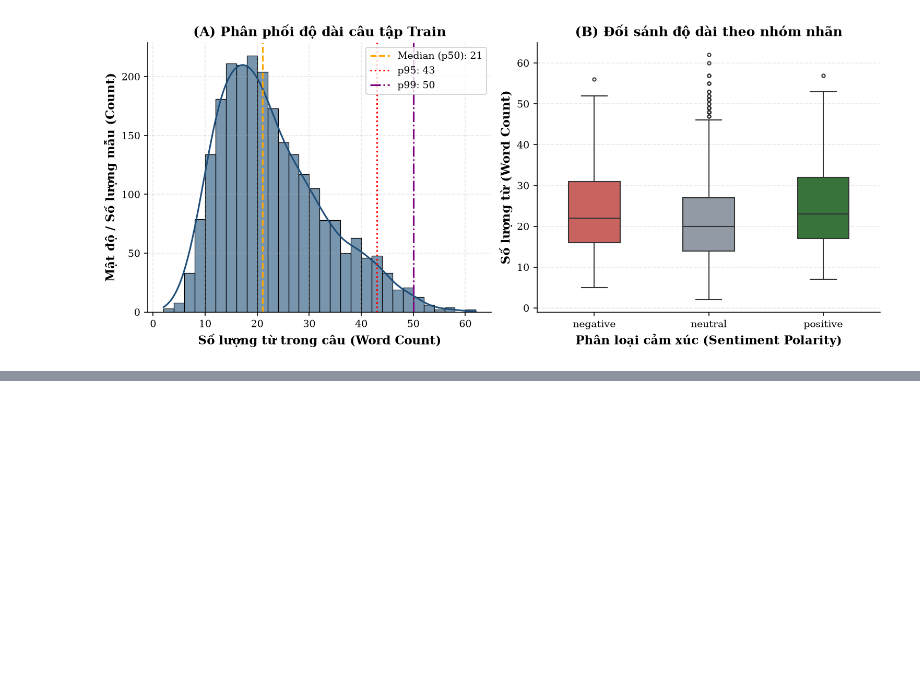
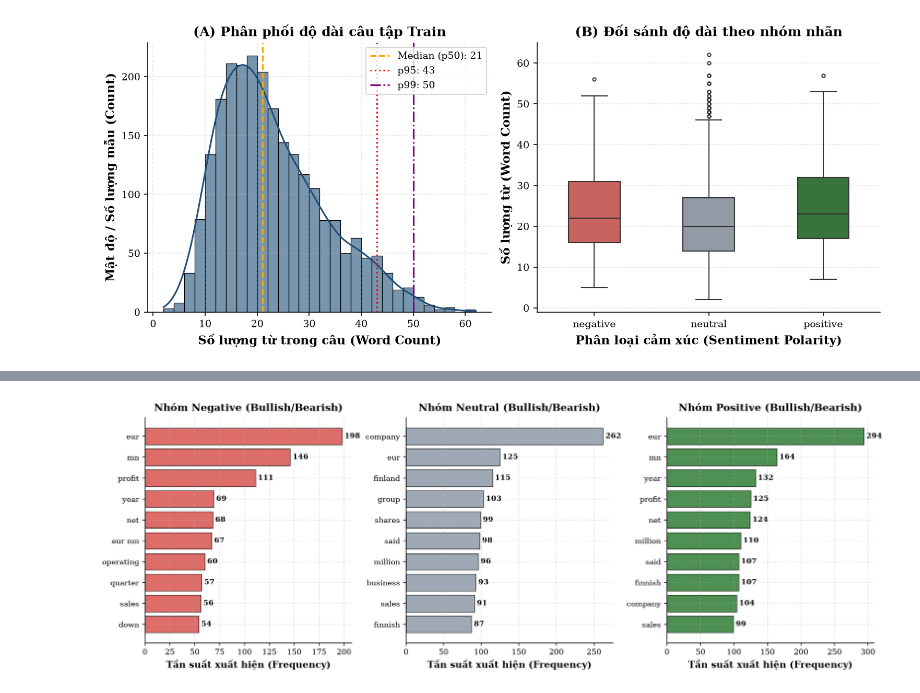
Before and after one commit to carwynetic/Financial-Sentiment-Tracker, a Jupyter notebook: notebooks/01_exploratory_data_analysis.ipynb, the cells around one changed output, grey strips where cells are left out. Saved outputs shown, nothing was run; the diff lists cells and outputs as text; code cells hidden in the pictures; blank space fills up the shorter version.

```diff
--- a/notebooks/01_exploratory_data_analysis.ipynb
+++ b/notebooks/01_exploratory_data_analysis.ipynb
@@ -310,3 +310,77 @@ Passing `palette` without assigning `hue` is deprecated and will be removed in v
     + PDF: d:\Vscode-luyện code\TMG\reports\figures\sentence_length_distribution.pdf
     + PNG: d:\Vscode-luyện code\TMG\reports\figures\sentence_length_distribution.png
 [figure]
+# %%
+from sklearn.feature_extraction.text import CountVectorizer
+"""Cell 5: domain vocab & class specific N-gram profiling
+Nhiệm vụ:
+    Trích xuất từ vựng đặc trưng (Distinctive Lexicon): Tìm ra top 10–12 cụm từ (Unigram & Bigram) xuất hiện nhiều nhất trong từng nhóm nhãn (Positive, Negative, Neutral).
+    Bảo tồn từ khóa tài chính: Loại bỏ các stop words tiếng Anh phổ biến vô nghĩa (the, is, at, which...) nhưng giữ lại các từ chỉ xu hướng/phủ định có giá trị (up, down, rose, fell, loss, profit).
+    Kiểm tra hiện tượng nhập nhằng từ vựng (Lexical Ambiguity):
+        Xem các từ kế toán trung tính như EUR, mn, net sales, operating profit, period xuất hiện nhiều ở nhóm nào.
+        So sánh cặp từ đối lập: increased / rose (ở Positive) đối nghịch với decreased / fell / dropped (ở Negative).
+from collections import Counter
+    Trực quan hóa 3 khung ngang (Horizontal Bar Charts): Vẽ biểu đồ đối sánh từ vựng 3 nhóm và xuất ra reports/figures/top_ngrams_by_class.pdf phục vụ chèn vào mục Lexical Analysis của bài báo.
+Input: Cột sentence được lọc theo từng label_name của df_train.
+Output mong muốn:
+    3 biểu đồ thanh ngang so sánh trực quan tần suất cụm từ của 3 lớp.
+    Tệp vector PDF và PNG lưu tại reports/figures/top_ngrams_by_class.pdf.
+"""
+from sklearn.feature_extraction import text
+standard_stopwords= text.ENGLISH_STOP_WORDS
+financial_critical_words = {"up", "down", "above", "below", "off", "no", "not", "under", "over"}
+custom_stopwords = list(standard_stopwords - financial_critical_words)
+
+def get_top_ngrams(corpus, n_range=(1,2), top_k = 10):
+    vec = CountVectorizer(ngram_range = n_range, stop_words = custom_stopwords, min_df = 2)
+    bag_of_words = vec.fit_transform(corpus)
+    sum_words = bag_of_words.sum(axis=0)
+    words_freq = [(word, sum_words[0,idx]) for word,idx in vec.vocabulary_.items()]
+    words_freq = sorted(words_freq, key=lambda x : x[1], reverse=True)
+    return words_freq[:top_k]
+
+top_ngrams_data ={}
+for cls in ["negative", "neutral", "positive"]:
+    subset = df_train[df_train["label_name"] == cls]["sentence"]
+    top_ngrams_data[cls] = get_top_ngrams(subset, n_range=(1,2), top_k =10)
+
+print("top 10 cum jtuwf đặc trung theo từng nhãn")
+for cls, ngrams in top_ngrams_data.items():
+    print(f'\n[{cls.upper()}]:')
+    for phrase, count in ngrams:
+        print(f"\t-{phrase:<20}: {count} times")
+
+fig, axes = plt.subplots(1,3, figsize=(13, 4.5), layout="constrained", sharey=False)
+
+for ax, cls in zip(axes, ['negative', 'neutral', 'positive']):
+    data = top_ngrams_data[cls]
+    phrases = [item[0] for item in data][::-1] #đảo ngược từ cao nhất nằm trên cùng
+    counts = [item[1] for item in data][::-1]
+
+    bars = ax.barh(phrases, counts, color=PALETTE[cls], edgecolor="black", linewidth=0.7, alpha=0.85)
+    ax.set_title(f"Nhóm {cls.capitalize()} (Bullish/Bearish)", fontweight="bold", pad=8)
+    ax.set_xlabel("Tần suất xuất hiện (Frequency)", fontweight="bold")
+    ax.grid(axis="x", linestyle="--", alpha=0.4)
+
+    # Hiển thị số liệu cạnh cột
+    for bar in bars:
+        width = bar.get_width()
+        ax.annotate(
+            f"{int(width)}",
+            xy=(width, bar.get_y() + bar.get_height() / 2),
+            xytext=(3, 0),
+            textcoords="offset points",
+            va="center",
+            fontsize=8.5,
+            fontweight="bold"
+        )
+# Lưu biểu đồ vector
+pdf_path = FIGURES_DIR / "top_ngrams_by_class.pdf"
+png_path = FIGURES_DIR / "top_ngrams_by_class.png"
+fig.savefig(pdf_path, format="pdf")
+fig.savefig(png_path, format="png")
+print(f"\n[✓] Đã xuất biểu đồ học thuật tại:")
+print(f"    + PDF: {pdf_path}")
+print(f"    + PNG: {png_path}")
+plt.show()
+# %% [output]
@@ -312,0 +404 @@ Passing `palette` without assigning `hue` is deprecated and will be removed in v
+[figure, added]
```
Also changed, not shown: parts of 3 cells of this notebook, 19 other files.
